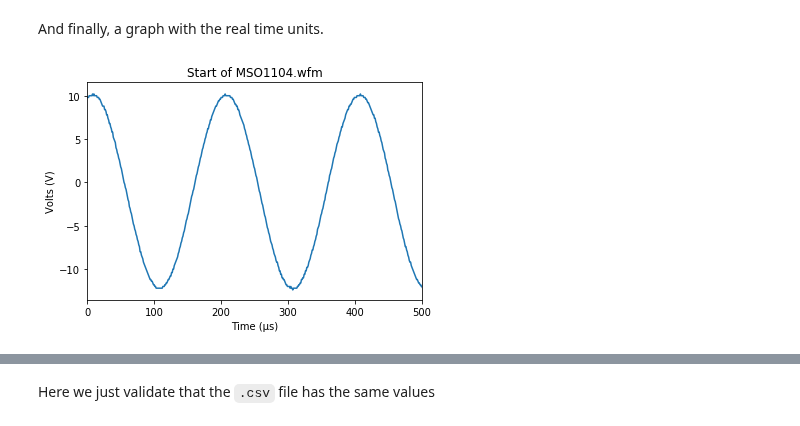
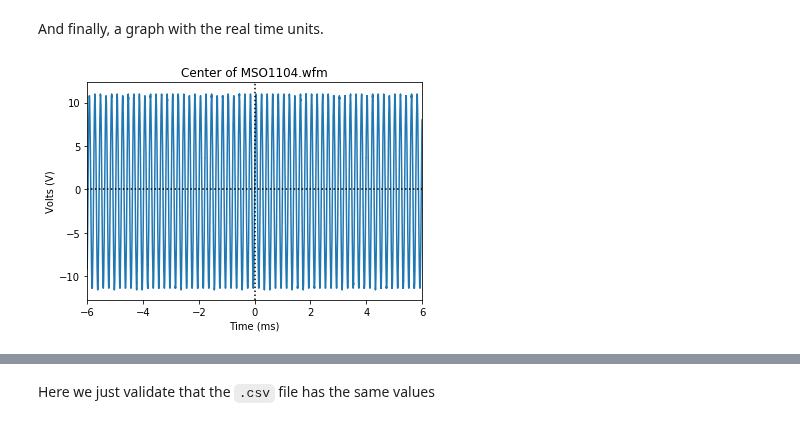
Before and after one commit to scottprahl/RigolWFM, a Jupyter notebook: doc/1-DS1000Z-Waveforms.ipynb, the cells around one changed output, grey strips where cells are left out. Drawn from its saved outputs; the diff is of its cells as text; code cells hidden in the pictures.

Commit message:
better, but volts are still screwy

```diff
--- a/doc/1-DS1000Z-Waveforms.ipynb
+++ b/doc/1-DS1000Z-Waveforms.ipynb
@@ -128,14 +136,17 @@ plt.show()
 # %% [markdown]
 And finally, a graph with the real time units.
 # %%
-plt.plot(channels[0].times*1e6, channels[0].volts)
-plt.xlabel("Time (µs)")
+plt.plot(channels[0].times*1e3, channels[0].volts)
+plt.xlabel("Time (ms)")
 plt.ylabel("Volts (V)")
-plt.xlim(0,500)
-plt.title("Start of MSO1104.wfm")
+plt.xlim(-6,6)
+plt.title("Center of MSO1104.wfm")
+plt.axhline(0,ls=':',color='k')
+plt.axvline(0,ls=':',color='k')
+
 plt.show()
 # %% [output]
-[figure, old version]
+[figure, new version]
 # %% [markdown]
 ## Example of three trace waveform
 
```
Also changed, not shown: parts of 11 cells of this notebook.
